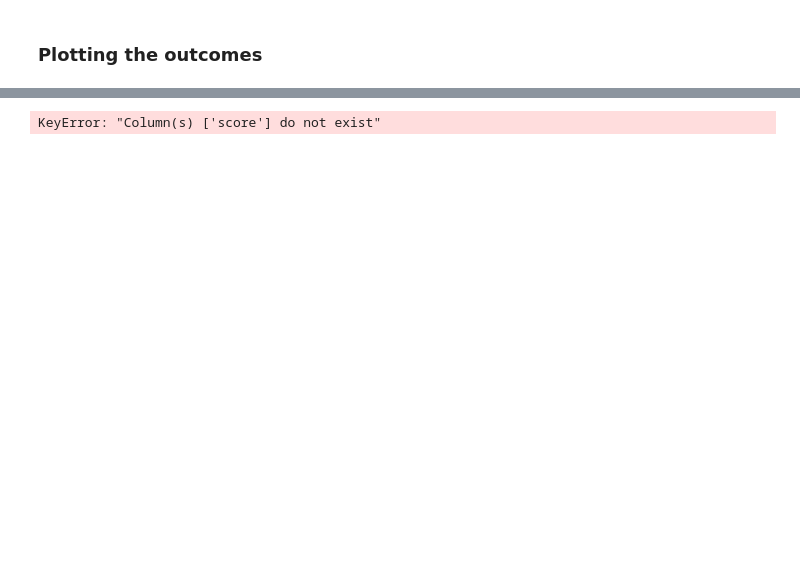
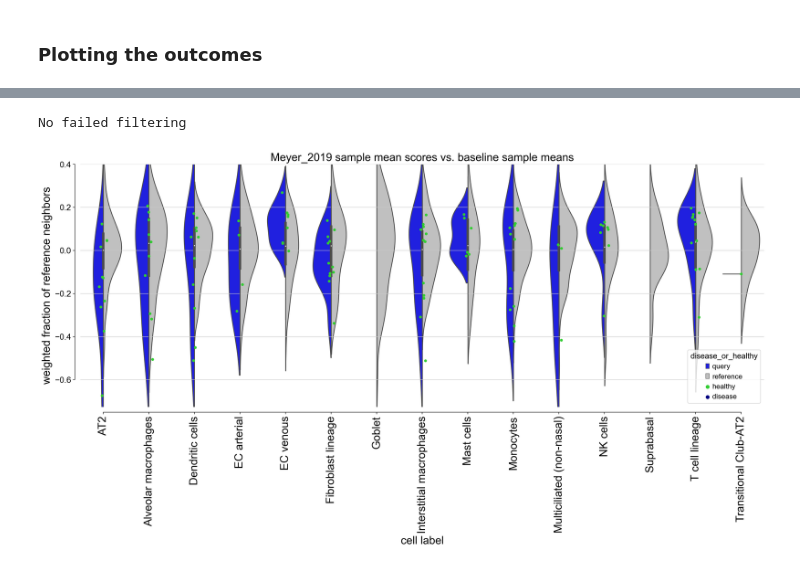
Before and after one commit to theislab/mapqc_reproducibility, a Jupyter notebook: 05_MapQC/Template_dataset_analysis.ipynb, the cells around one changed output, grey strips where cells are left out. Drawn from its saved outputs; the diff is of its cells as text; code cells hidden in the pictures; blank space fills up the shorter version.

```diff
--- a/05_MapQC/Template_dataset_analysis.ipynb
+++ b/05_MapQC/Template_dataset_analysis.ipynb
@@ -185,4 +146,12 @@ adata = scorer.get_adata()
 # %%
-scorer.add_scores(
-    os.path.join(scorer.workspace, ident, 'scores.csv')
+# Opt 1: add scores from disc
+# scorer.add_scores(
+#     os.path.join(scorer.workspace, ident, 'scores.csv')
+# )
+
+# Opt 2: compute scores
+scorer.calculate_mixing_scores(
+    adata = adata,
+    verbose = False,
+    save = True,
 )
@@ -196,5 +161,12 @@ To compare our mapping to a upper bound, we calculate the scores for the integra
 # %%
-scorer.add_baseline(
-    os.path.join(scorer.workspace, 'baseline.csv'),
-    os.path.join(RESULTS_DIR, 'MapAnalyzer_Results_3.0', 'celltypes.txt')
+# Opt 1: add baseline from disc
+# scorer.add_baseline(
+#     os.path.join(scorer.workspace, 'baseline.csv'),
+#     os.path.join(RESULTS_DIR, 'MapAnalyzer_Results_3.0', 'celltypes.txt')
+# )
+
+# Opt 2: compute baseline
+scorer.calculate_baseline(
+    verbose = False,
+    save = False,
 )
@@ -203,4 +173,10 @@ FileNotFoundError: [Errno 2] No such file or directory: '/Users/apple/Dropbox/My
 # %% [markdown]
 add correction model for score correction for sample size:
 # %%
-scorer.add_transformation(os.path.join(RESULTS_DIR, 'MapAnalyzer_Results_3.0', 'transformation.csv'))
+# Option 1: add score transform from disc
+# scorer.add_transformation(os.path.join(RESULTS_DIR, 'MapAnalyzer_Results_3.0', 'transformation.csv'))
+
+# Option 2: compute transformation
+scorer.calculate_transformation(
+    save = True
+)
@@ -245,13 +243,14 @@ AnnData object with n_obs × n_vars = 584944 × 30
 # %%
 plotter.plot_baseline_comparison(
     adata,
     query_color,
     ident,
     disease=True,
     save=True,
     violin=True,
     #sample_filter=report,
-    transform = os.path.join(RESULTS_DIR, 'MapAnalyzer_Results_3.0', 'transformation.csv'),
+    transform = os.path.join(RESULTS_DIR, 'transformation.csv'),
 )
 # %% [output]
-KeyError: "Column(s) ['score'] do not exist"
+No failed filtering
+[figure, added]
```
Also changed, not shown: parts of 23 cells of this notebook.
